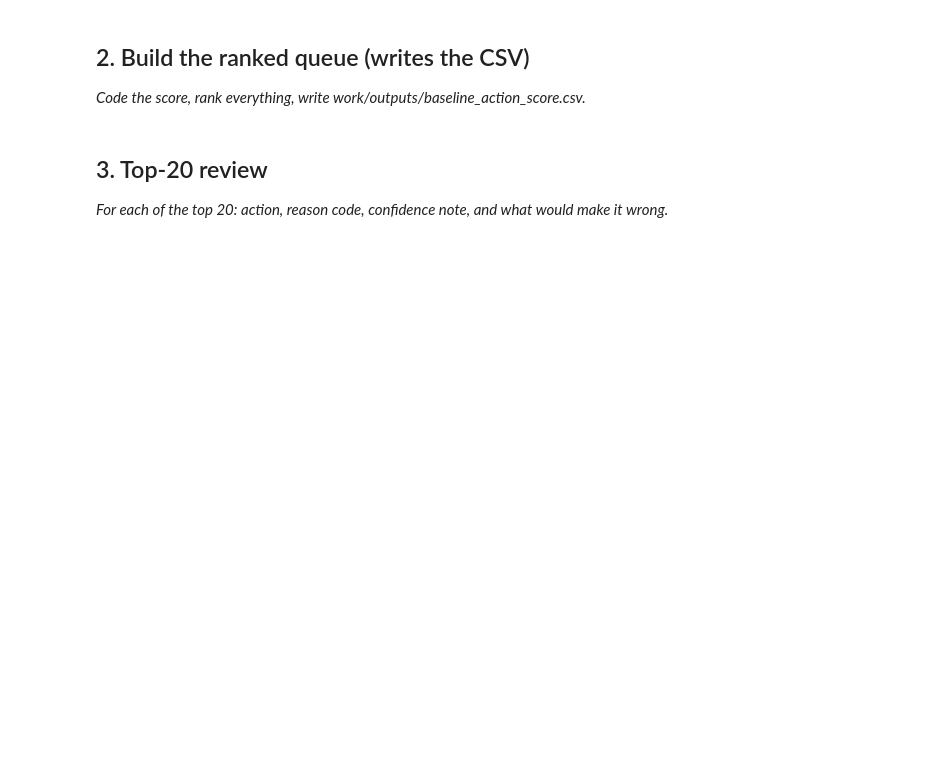
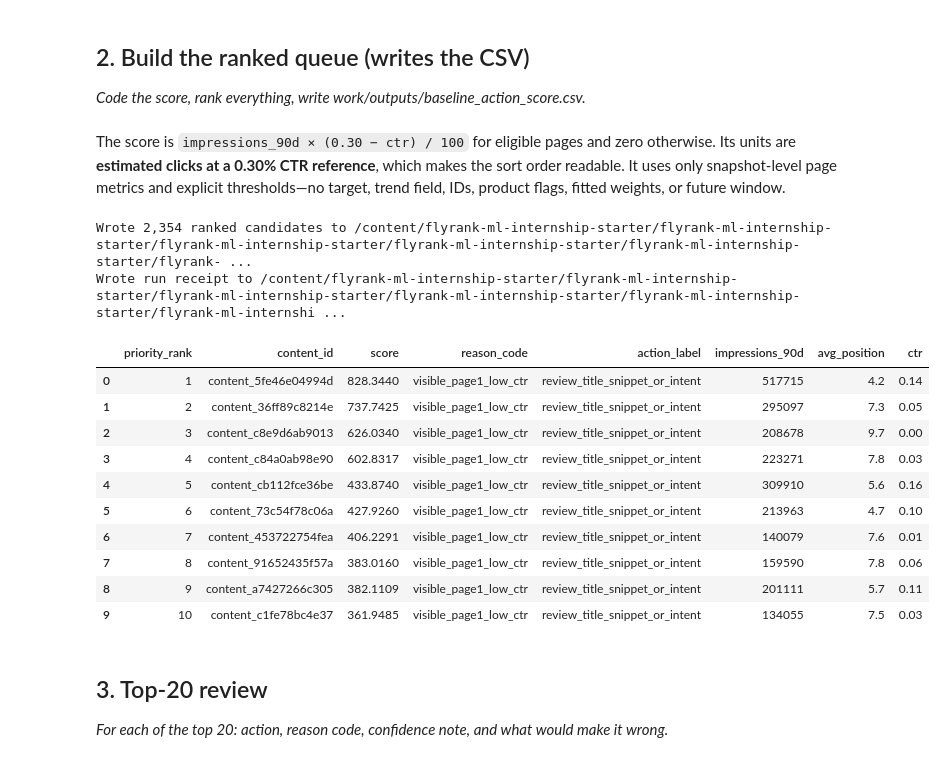
Before and after one commit to avi-dot-ai/FL-W, a Jupyter notebook: work/notebooks/w04_baseline_score.ipynb, the cells around one changed output. Cells and saved outputs as stored; diff of their text form; code cells hidden in the pictures; blank space fills up the shorter version.

```diff
--- a/work/notebooks/w04_baseline_score.ipynb
+++ b/work/notebooks/w04_baseline_score.ipynb
@@ -23,3 +113,73 @@ This skeleton is yours to fill. Work the sections **in order** — each one has
+# %% [markdown]
+
+The score is `impressions_90d × (0.30 − ctr) / 100` for eligible pages and zero otherwise. Its units are **estimated clicks at a 0.30% CTR reference**, which makes the sort order readable. It uses only snapshot-level page metrics and explicit thresholds—no target, trend field, IDs, product flags, fitted weights, or future window.
+# %%
+MIN_IMPRESSIONS = 3_000
+MIN_POSITION = 4
+MAX_POSITION = 10
+CTR_REFERENCE_PCT = 0.30
+ACTION_LABEL = 'review_title_snippet_or_intent'
+REASON_CODE = 'visible_page1_low_ctr'
+
+queue = df.copy()
+eligible = (
+    queue['impressions_90d'].ge(MIN_IMPRESSIONS)
+    & queue['avg_position'].between(MIN_POSITION, MAX_POSITION)
+    & queue['ctr'].le(CTR_REFERENCE_PCT)
+)
+queue['score'] = np.where(
+    eligible,
+    queue['impressions_90d'] * (CTR_REFERENCE_PCT - queue['ctr']) / 100,
+    0.0,
+)
+queue['reason_code'] = np.where(eligible, REASON_CODE, 'not_eligible')
+queue['action_label'] = np.where(eligible, ACTION_LABEL, 'no_action')
+
+ranked_queue = (
+    queue.loc[eligible, [
+        'content_id', 'score', 'reason_code', 'action_label', 'impressions_90d', 'avg_position', 'ctr'
+    ]]
+    .sort_values(['score', 'impressions_90d'], ascending=[False, False])
+    .reset_index(drop=True)
+)
+ranked_queue.insert(0, 'priority_rank', np.arange(1, len(ranked_queue) + 1))
+CSV_PATH = OUTPUT_DIR / 'baseline_action_score.csv'
+ranked_queue.to_csv(CSV_PATH, index=False)
+
+receipt = {
+    'rows_scored': int(len(queue)),
+    'eligible_rows': int(len(ranked_queue)),
+    'rule': {
+        'min_impressions_90d': MIN_IMPRESSIONS,
+        'avg_position_range': [MIN_POSITION, MAX_POSITION],
+        'max_ctr_pct': CTR_REFERENCE_PCT,
+        'score': 'impressions_90d * (0.30 - ctr) / 100 for eligible pages',
+        'reason_code': REASON_CODE,
+        'action_label': ACTION_LABEL,
+    },
+    'signal_verdicts': {'ctr_by_position': 'CONFIRMED', 'impression_exposure': 'CONFIRMED'},
+    'leakage_exclusions': ['trend_direction', 'trend_pct', 'is_declining_label', 'content_id', 'client_id'],
+}
+RECEIPT_PATH = OUTPUT_DIR / 'w04_baseline_score_metrics.json'
+RECEIPT_PATH.write_text(json.dumps(receipt, indent=2) + '\n', encoding='utf-8')
+
+print(f'Wrote {len(ranked_queue):,} ranked candidates to {CSV_PATH.resolve()}')
+print(f'Wrote run receipt to {RECEIPT_PATH.resolve()}')
+display(ranked_queue.head(10))
+# %% [output]
+Wrote 2,354 ranked candidates to /content/flyrank-ml-internship-starter/flyrank-ml-internship-starter/flyrank-ml-internship-starter/flyrank-ml-internship-starter/flyrank-ml-internship-starter/flyrank- ...
+Wrote run receipt to /content/flyrank-ml-internship-starter/flyrank-ml-internship-starter/flyrank-ml-internship-starter/flyrank-ml-internship-starter/flyrank-ml-internship-starter/flyrank-ml-internshi ...
+|  | priority_rank | content_id | score | reason_code | action_label | impressions_90d | avg_position | ctr |
+| 0 | 1 | content_5fe46e04994d | 828.3440 | visible_page1_low_ctr | review_title_snippet_or_intent | 517715 | 4.2 | 0.14 |
+| 1 | 2 | content_36ff89c8214e | 737.7425 | visible_page1_low_ctr | review_title_snippet_or_intent | 295097 | 7.3 | 0.05 |
+| 2 | 3 | content_c8e9d6ab9013 | 626.0340 | visible_page1_low_ctr | review_title_snippet_or_intent | 208678 | 9.7 | 0.00 |
+| 3 | 4 | content_c84a0ab98e90 | 602.8317 | visible_page1_low_ctr | review_title_snippet_or_intent | 223271 | 7.8 | 0.03 |
+| 4 | 5 | content_cb112fce36be | 433.8740 | visible_page1_low_ctr | review_title_snippet_or_intent | 309910 | 5.6 | 0.16 |
+| 5 | 6 | content_73c54f78c06a | 427.9260 | visible_page1_low_ctr | review_title_snippet_or_intent | 213963 | 4.7 | 0.10 |
+| 6 | 7 | content_453722754fea | 406.2291 | visible_page1_low_ctr | review_title_snippet_or_intent | 140079 | 7.6 | 0.01 |
+| 7 | 8 | content_91652435f57a | 383.0160 | visible_page1_low_ctr | review_title_snippet_or_intent | 159590 | 7.8 | 0.06 |
+| 8 | 9 | content_a7427266c305 | 382.1109 | visible_page1_low_ctr | review_title_snippet_or_intent | 201111 | 5.7 | 0.11 |
+| 9 | 10 | content_c1fe78bc4e37 | 361.9485 | visible_page1_low_ctr | review_title_snippet_or_intent | 134055 | 7.5 | 0.03 |
 # %% [markdown]
 ## 3. Top-20 review
 
```
Also changed, not shown: parts of 14 cells of this notebook.
